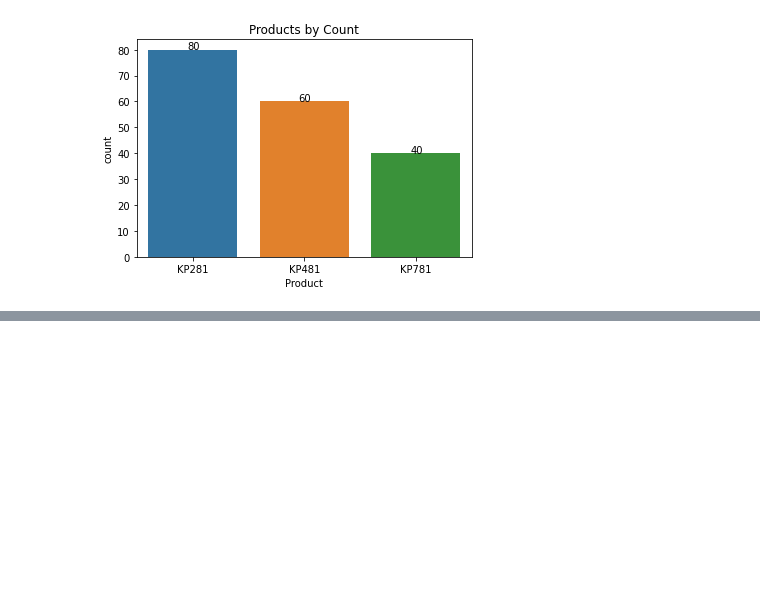
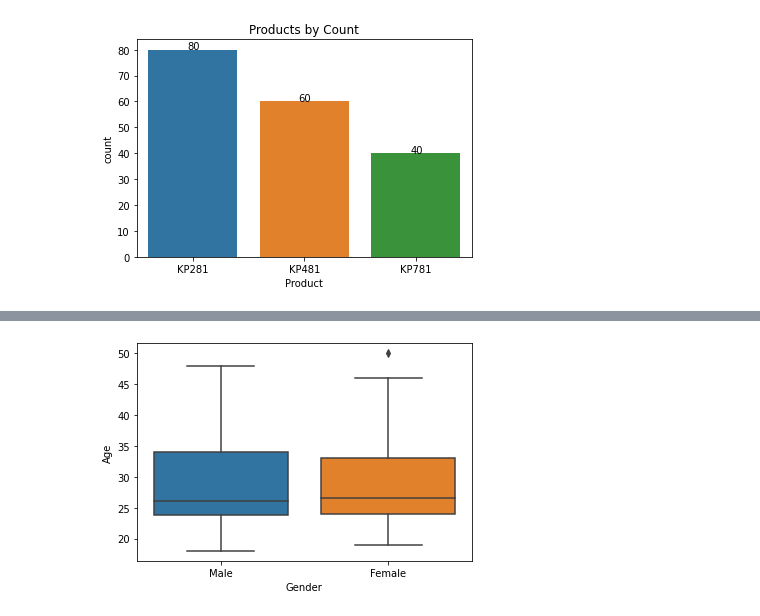
Before and after one commit to pkmariya/Python, a Jupyter notebook: AerofitCaseStudy_Mariya_DSMLJune22.ipynb, the cells around one changed output, grey strips where cells are left out. Saved outputs shown, nothing was run; the diff lists cells and outputs as text; code cells hidden in the pictures; blank space fills up the shorter version.

```diff
--- a/AerofitCaseStudy_Mariya_DSMLJune22.ipynb
+++ b/AerofitCaseStudy_Mariya_DSMLJune22.ipynb
@@ -199,0 +212,5 @@ plt.show()
+# %%
+ sns.boxplot(data=aero_df, x='Gender', y='Age')
+ plt.show()
+# %% [output]
+[figure, added]
```
Also changed, not shown: parts of 2 cells of this notebook.
